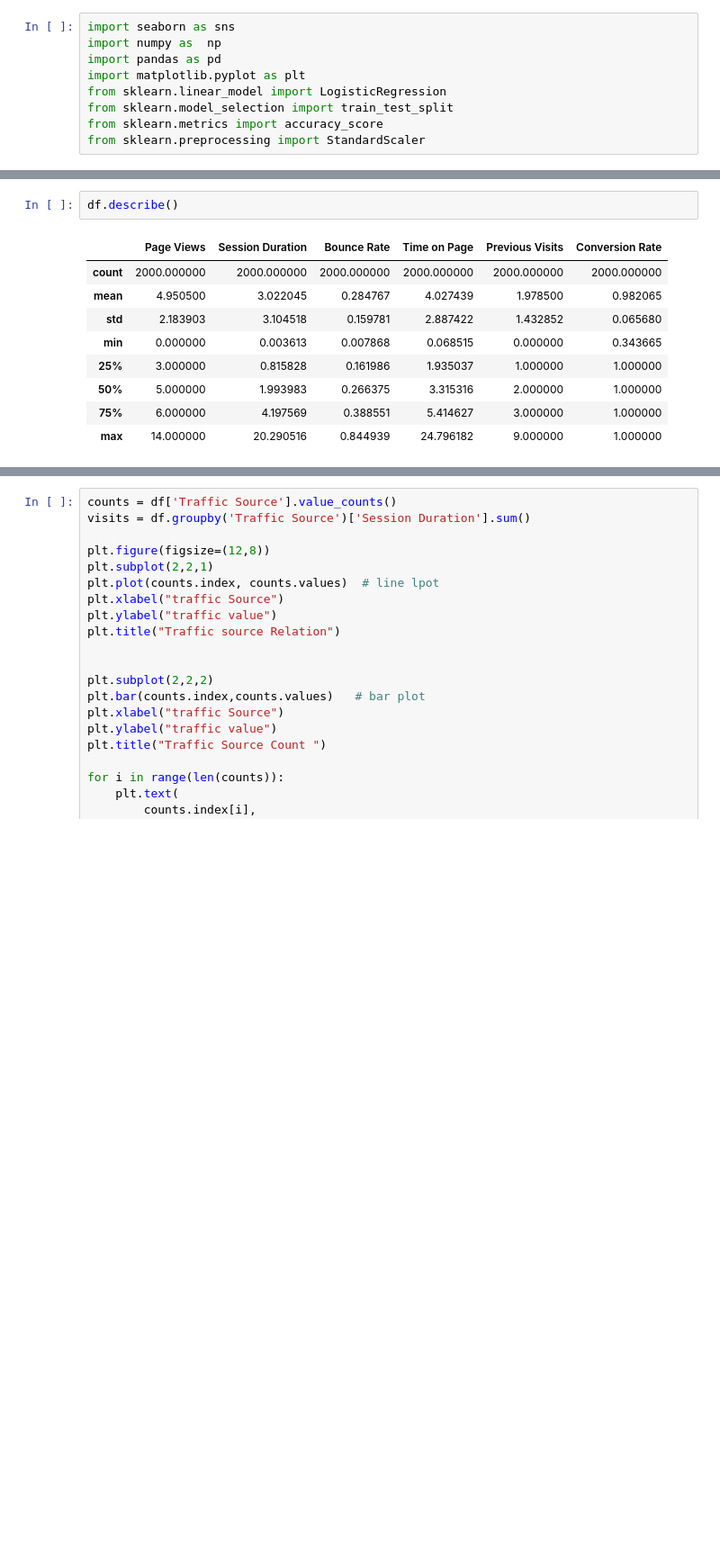
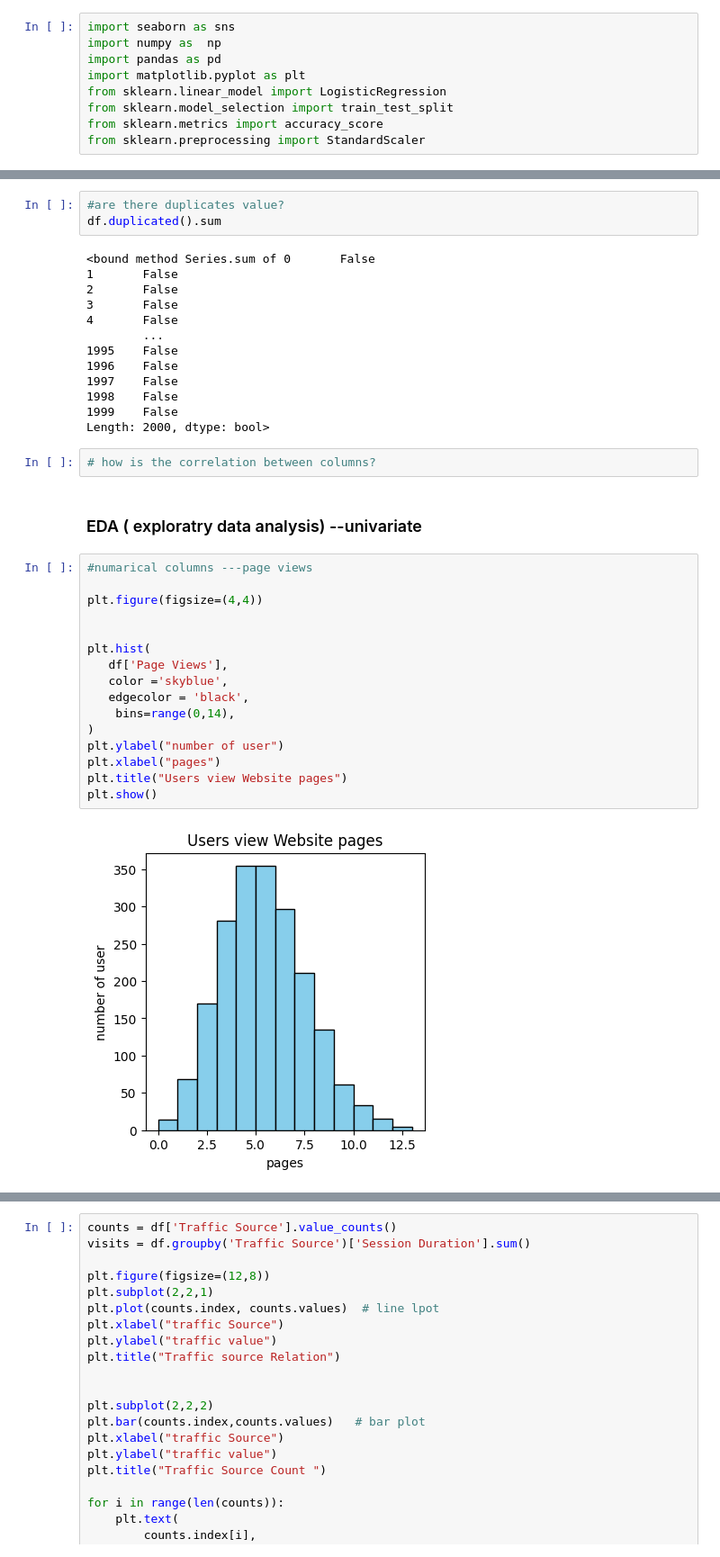
Before and after one commit to Himanshutiwari321/User-Return-Prediction---Startup---ML, a Jupyter notebook: project_URP.ipynb, the cells around one changed output, grey strips where cells are left out. Shown at 90% size. Drawn from its saved outputs; the diff is of its cells as text; blank space fills up the shorter version.

```diff
--- a/project_URP.ipynb
+++ b/project_URP.ipynb
@@ -23,12 +73,38 @@ df.head()
 # %%
-df.describe()
+#are there duplicates value?
+df.duplicated().sum
 # %% [output]
-|  | Page Views | Session Duration | Bounce Rate | Time on Page | Previous Visits | Conversion Rate |
-| count | 2000.000000 | 2000.000000 | 2000.000000 | 2000.000000 | 2000.000000 | 2000.000000 |
-| mean | 4.950500 | 3.022045 | 0.284767 | 4.027439 | 1.978500 | 0.982065 |
-| std | 2.183903 | 3.104518 | 0.159781 | 2.887422 | 1.432852 | 0.065680 |
-| min | 0.000000 | 0.003613 | 0.007868 | 0.068515 | 0.000000 | 0.343665 |
-| 25% | 3.000000 | 0.815828 | 0.161986 | 1.935037 | 1.000000 | 1.000000 |
-| 50% | 5.000000 | 1.993983 | 0.266375 | 3.315316 | 2.000000 | 1.000000 |
-| 75% | 6.000000 | 4.197569 | 0.388551 | 5.414627 | 3.000000 | 1.000000 |
-| max | 14.000000 | 20.290516 | 0.844939 | 24.796182 | 9.000000 | 1.000000 |
+<bound method Series.sum of 0       False
+1       False
+2       False
+3       False
+4       False
+        ...
+1995    False
+1996    False
+1997    False
+1998    False
+1999    False
+Length: 2000, dtype: bool>
+# %%
+# how is the correlation between columns?
+# %% [markdown]
+### EDA ( exploratry data analysis) --univariate
+# %%
+#numarical columns ---page views
+
+plt.figure(figsize=(4,4))
+
+
+plt.hist(
+   df['Page Views'],
+   color ='skyblue',
+   edgecolor = 'black',
+    bins=range(0,14),
+)
+plt.ylabel("number of user")
+plt.xlabel("pages")
+plt.title("Users view Website pages")
+plt.show()
+# %% [output]
+[figure, added]
```
Also changed, not shown: parts of 12 cells of this notebook.
